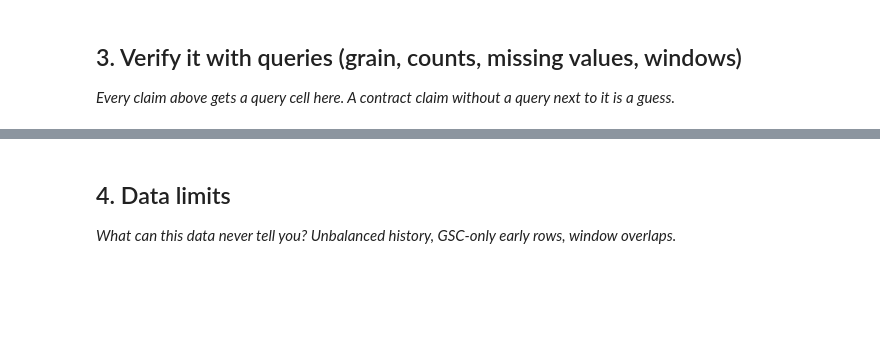
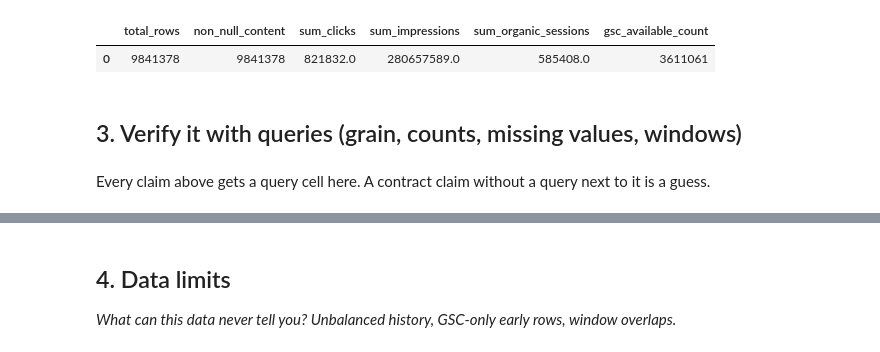
Before and after one commit to Muhammadfaheem8988/FlyRank-AI-internship, a Jupyter notebook: work/notebooks/w03_data_contract.ipynb, the cells around one changed output, grey strips where cells are left out. Saved outputs shown, nothing was run; the diff lists cells and outputs as text; code cells hidden in the pictures; blank space fills up the shorter version.

```diff
--- a/work/notebooks/w03_data_contract.ipynb
+++ b/work/notebooks/w03_data_contract.ipynb
@@ -0,0 +3,24 @@
+# %%
+import os
+import duckdb
+import pandas as pd
+import numpy as np
+
+con = duckdb.connect()
+
+# Set Hugging Face token safely from Colab Secrets or environment
+try:
+    from google.colab import userdata
+    hf_token = userdata.get('HF_TOKEN')
+except Exception:
+    hf_token = os.environ.get('HF_TOKEN', '')
+
+if hf_token:
+    con.execute(f"CREATE SECRET (TYPE huggingface, TOKEN '{hf_token}')")
+    print("DuckDB Hugging Face secret configured.")
+else:
+    print("Warning: HF_TOKEN not found. Set it in Colab Secrets as HF_TOKEN.")
+
+WAREHOUSE = "hf://datasets/FlyRank/internship-warehouse"
+FACT_DAILY = f"{WAREHOUSE}/fact_content_daily_performance"
+DIM_CONTENT = f"{WAREHOUSE}/dim_content.parquet"
@@ -20,7 +92,23 @@ This skeleton is yours to fill. Work the sections **in order** — each one has
 # %%
 # This cell is for CODE (numbers, a query, a check).
 # Write your text answer in the cell ABOVE this one — typing sentences here breaks Run All.
+# Verify schema and non-null presence of planned fields in the March 2026 slice
+df_fields = con.execute(f"""
+    SELECT
+        COUNT(*) AS total_rows,
+        COUNT(content_hash_id) AS non_null_content,
+        SUM(gsc_clicks) AS sum_clicks,
+        SUM(gsc_impressions) AS sum_impressions,
+        SUM(sessions_organic) AS sum_organic_sessions,
+        COUNT(CASE WHEN gsc_data_available IS TRUE THEN 1 END) AS gsc_available_count
+    FROM read_parquet('{FACT_DAILY}/month=2026-03/*.parquet')
+""").df()
+
+df_fields
+# %% [output]
+|  | total_rows | non_null_content | sum_clicks | sum_impressions | sum_organic_sessions | gsc_available_count |
+| 0 | 9841378 | 9841378 | 821832.0 | 280657589.0 | 585408.0 | 3611061 |
+# %% [markdown]
+## 3. Verify it with queries (grain, counts, missing values, windows)
 # %% [markdown]
-## 3. Verify it with queries (grain, counts, missing values, windows)
-
-*Every claim above gets a query cell here. A contract claim without a query next to it is a guess.*
+Every claim above gets a query cell here. A contract claim without a query next to it is a guess.
```
Also changed, not shown: parts of 13 cells of this notebook.
